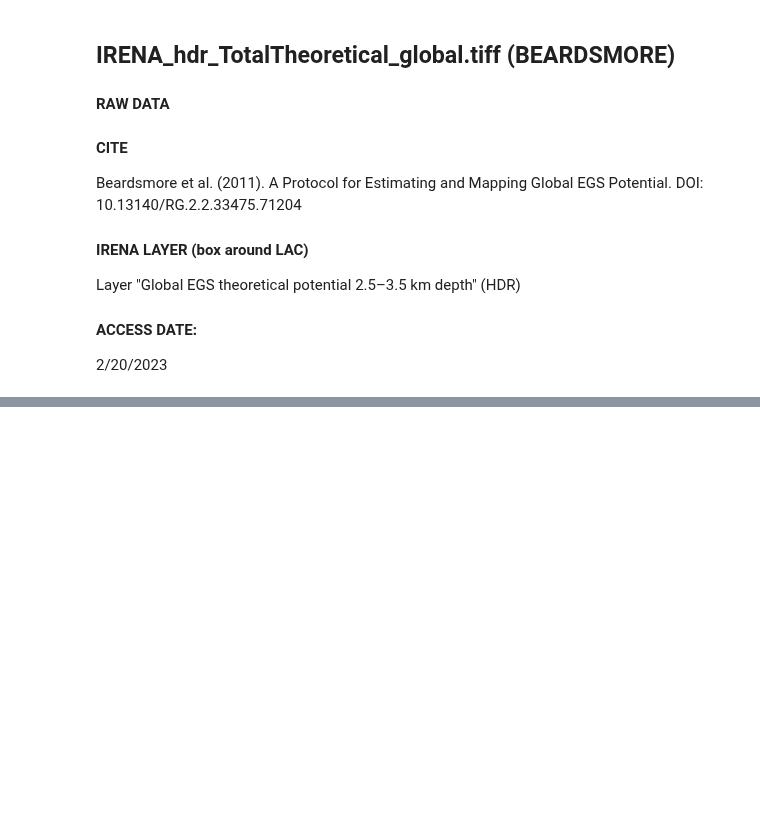
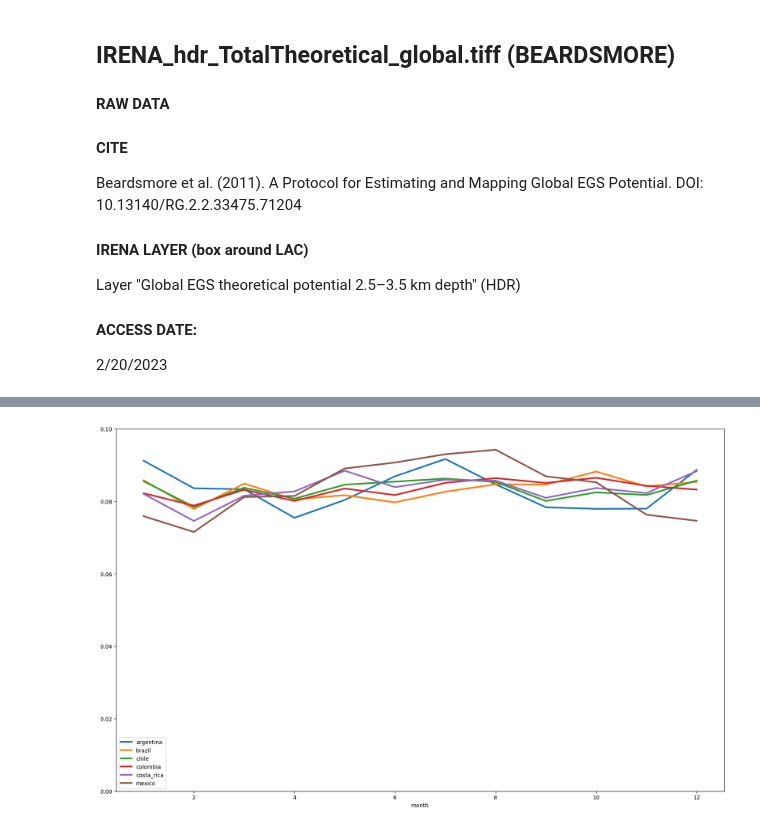
Before and after one commit to jarojasag/lac_decarbonization, a Jupyter notebook: python/data_construct-build_generation_potentials.ipynb, the cells around one changed output, grey strips where cells are left out. Saved outputs shown, nothing was run; the diff lists cells and outputs as text; code cells hidden in the pictures; blank space fills up the shorter version.

```diff
--- a/python/data_construct-build_generation_potentials.ipynb
+++ b/python/data_construct-build_generation_potentials.ipynb
@@ -194,0 +526,21 @@ Layer "Global EGS theoretical potential 2.5–3.5 km depth" (HDR)
+# %%
+
+fig, ax = plt.subplots(figsize = (20, 12))
+ax.set_ylim(0, 0.1)
+dfs_plot = df_production_monthly_average_by_cfr.groupby(["cfr"])
+for i, df in dfs_plot:
+    df[[field_month, field_distribution_load_monthly]].rename(columns = {field_distribution_load_monthly: i}).plot(
+        x = field_month, ax = ax, linewidth = 3
+    )
+
+
+
+fig, ax = plt.subplots(figsize = (20, 12))
+ax.set_ylim(0, 0.1)
+dfs_plot = df_production_monthly_average.groupby(["Country"])
+for i, df in dfs_plot:
+    df[[field_month, field_distribution_load_monthly]].rename(columns = {field_distribution_load_monthly: i}).plot(
+        x = field_month, ax = ax, linewidth = 3
+    )
+# %% [output]
+[figure, added]
```
Also changed, not shown: parts of 9 cells of this notebook, 3 other files.
